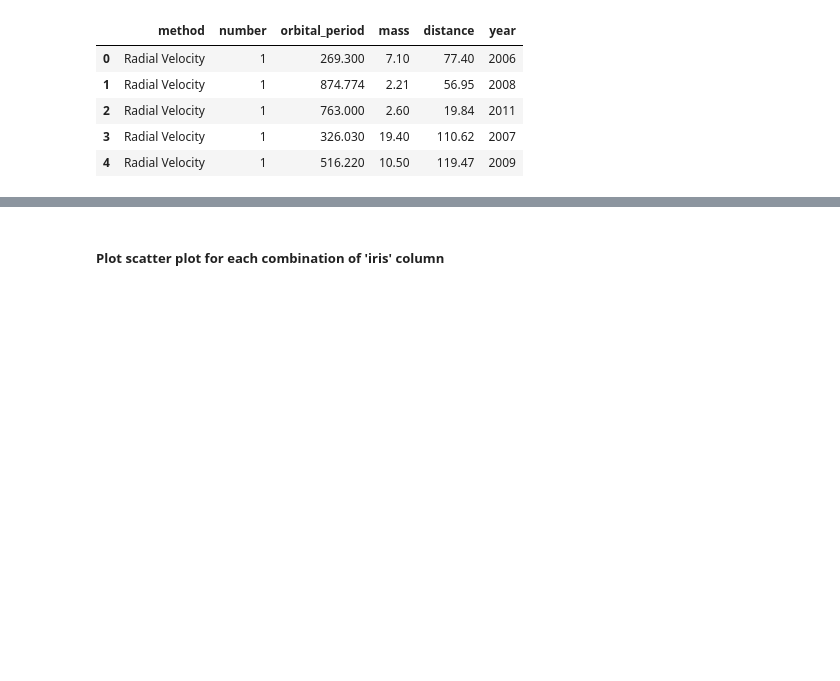
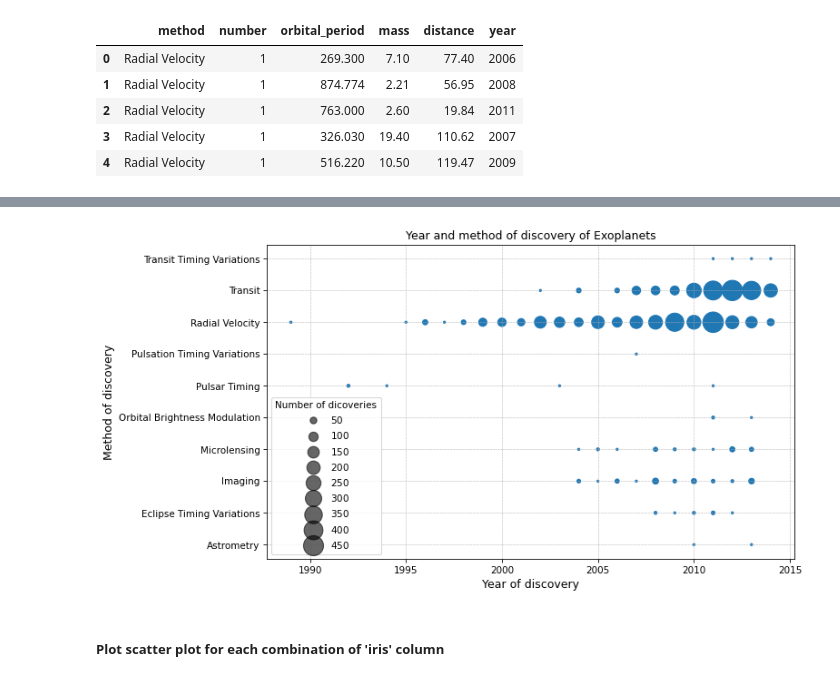
Before and after one commit to przemekbil/FoDA_2021, a Jupyter notebook: pyplot.ipynb, the cells around one changed output, grey strips where cells are left out. Drawn from its saved outputs; the diff is of its cells as text; code cells hidden in the pictures; blank space fills up the shorter version.

```diff
--- a/pyplot.ipynb
+++ b/pyplot.ipynb
@@ -310,0 +371,9 @@ plt.show()
+# %%
+# Unpivot the pivot table, to have 3 columns: year, method and number of planets discoverd that yera with that method
+planet_discover_count = pd.melt(pivot, id_vars=['year'], value_vars = methods, var_name = 'Method', value_name = 'Count')
+
+# remove the rows that have count=0
+planet_discover_count = planet_discover_count[planet_discover_count['Count']>0]
+
+#Show the firts 5 rows of the new table
+planet_discover_count.head()
@@ -311,3 +387,32 @@ plt.show()
+# %%
+# Reset Matplot style back to default, as per:
+# https://stackoverflow.com/questions/26413185/how-to-recover-matplotlib-defaults-after-setting-stylesheet
+mpl.rcParams.update(mpl.rcParamsDefault)
+
+fig, ax = plt.subplots(figsize=(10,6),                             # specify the size of the Figure
+                       dpi = 75)
+
+scatter = ax.scatter(planet_discover_count.year, planet_discover_count.Method, s=planet_discover_count.Count*5)
+
+
+# Set the labels on the Axes instance
+ax.set_xlabel('Year of discovery', fontsize=12)
+ax.set_ylabel('Method of discovery', fontsize=12)
+
+# Show grid on both Axis, thin dashed line
+ax.grid( linestyle = '--', linewidth = 0.5)
+
+# Add title to the Axes
+ax.set_title('Year and method of discovery of Exoplanets')
+
+# produce a legend with a cross section of sizes from the scatter
+# from https://matplotlib.org/stable/gallery/lines_bars_and_markers/scatter_with_legend.html
+handles, labels = scatter.legend_elements(prop="sizes", alpha=0.6)
+legend2 = ax.legend(handles, labels, loc="lower left", title="Number of dicoveries")
+
+plt.show()
+# %% [output]
+[figure, added]
 # %%
 # Only numeric columns selected from Iris df as per:
 # https://stackoverflow.com/questions/25039626/how-do-i-find-numeric-columns-in-pandas
```
Also changed, not shown: parts of 7 cells of this notebook, 12 other files.
